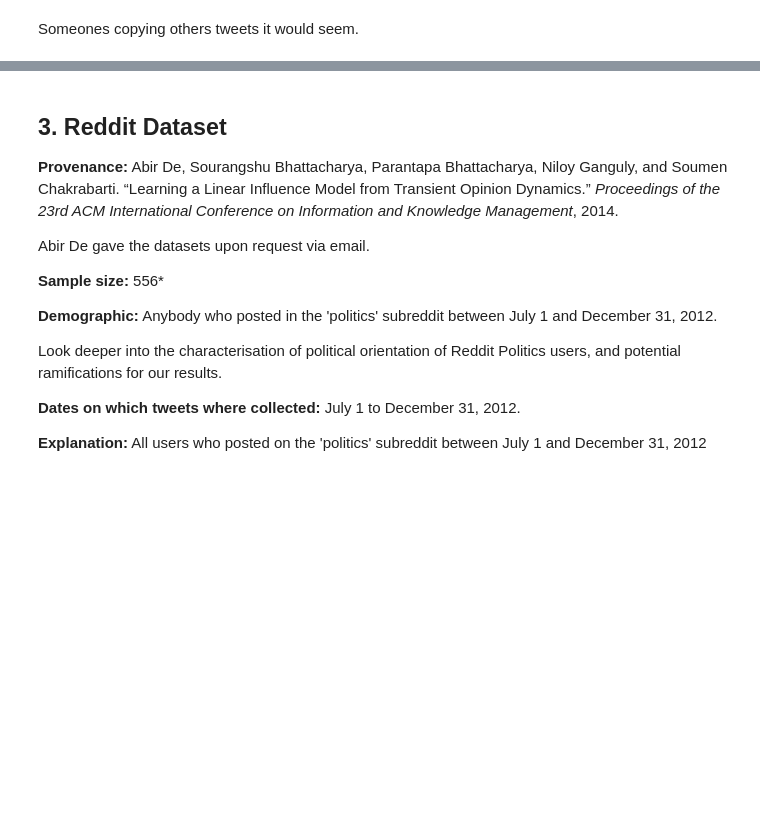
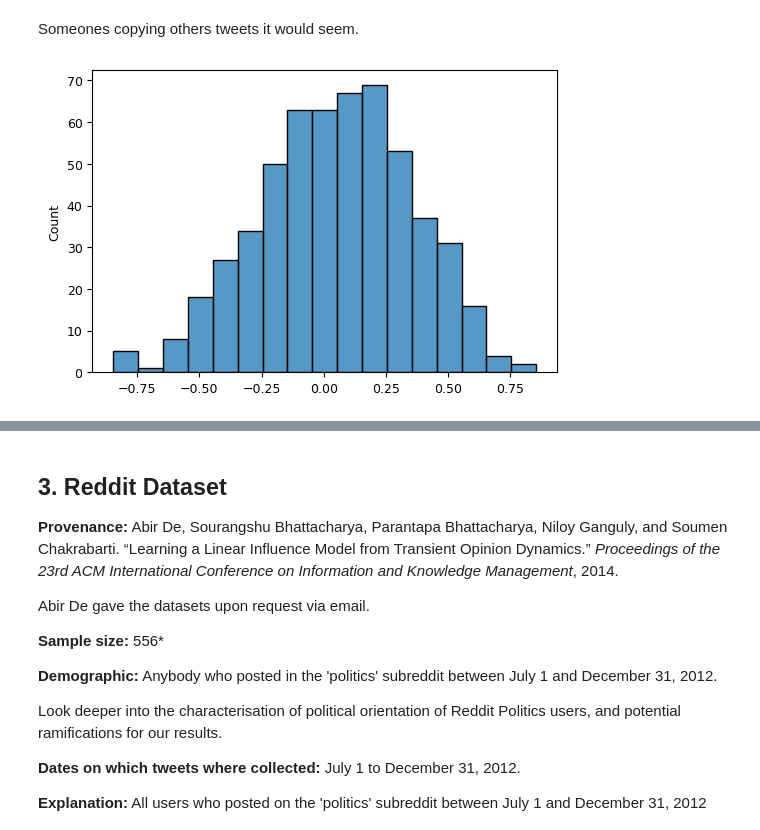
Before and after one commit to J0HNN7G/politic-polar-epsrc, a Jupyter notebook: exploration.ipynb, the cells around one changed output, grey strips where cells are left out. Drawn from its saved outputs; the diff is of its cells as text; code cells hidden in the pictures; blank space fills up the shorter version.

```diff
--- a/exploration.ipynb
+++ b/exploration.ipynb
@@ -1255,3 +1307,9 @@ plt.show()
 [figure]
 # %% [markdown]
 Someones copying others tweets it would seem.
+# %%
+diff_data = friend_diff_analysis(twitter_ids, twitter_edges, twitter_ops)
+sns.histplot(diff_data)
+plt.show()
+# %% [output]
+[figure, added]
```
Also changed, not shown: parts of 18 cells of this notebook.
